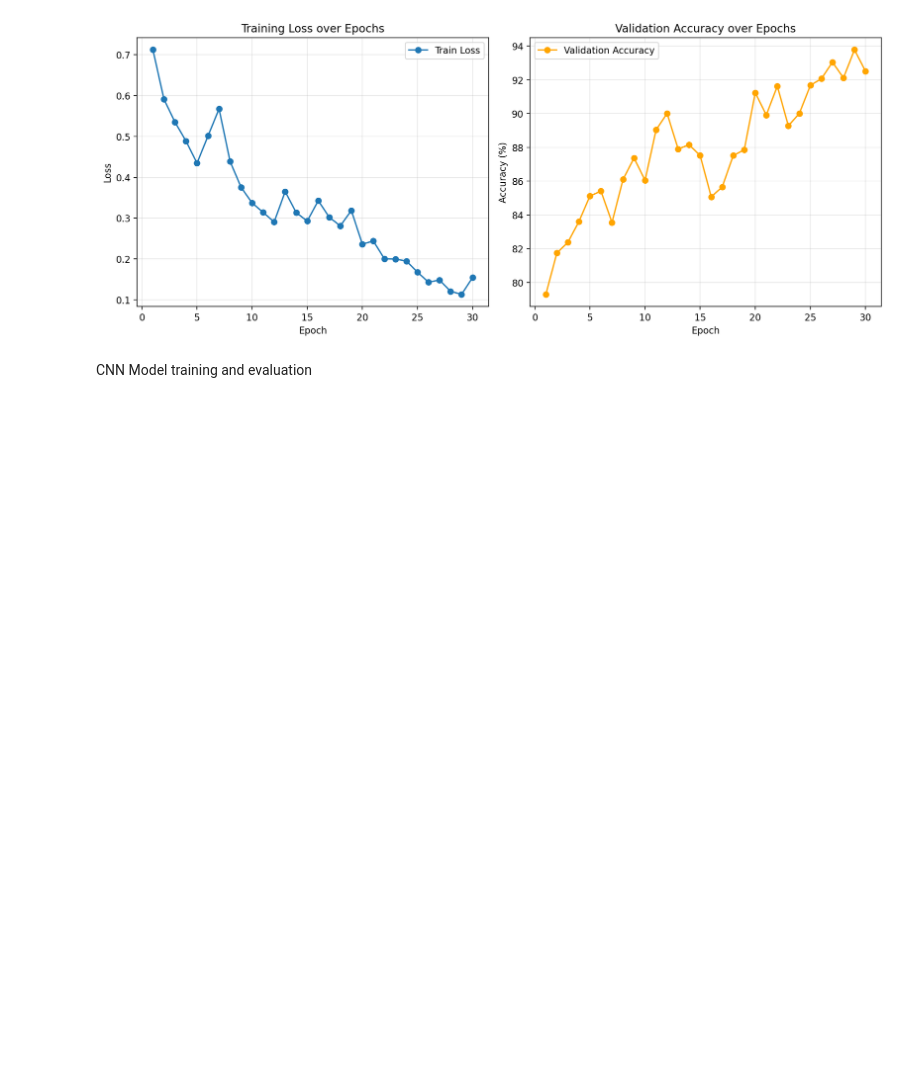
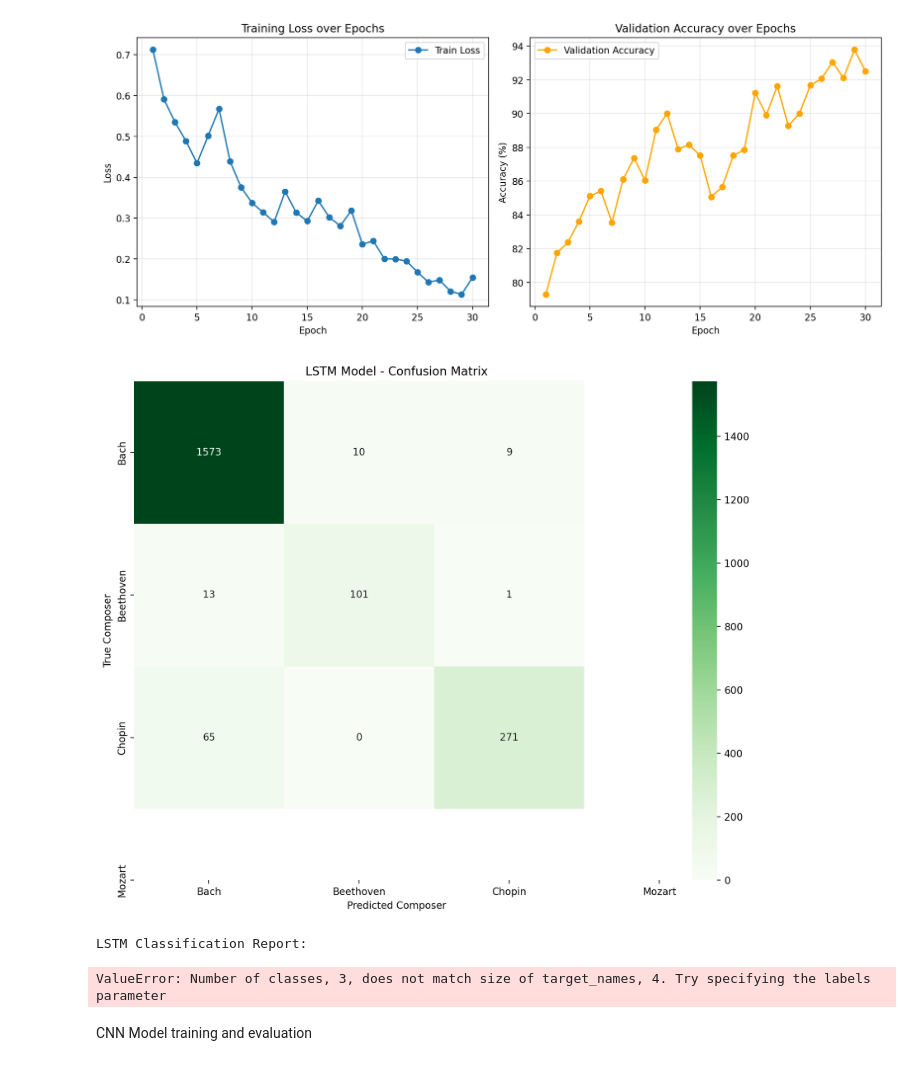
Before and after one commit to bigthinkertoo/AAI-511-Group-3, a Jupyter notebook: AAI511-Group-3-Project-08-10-2025-3.ipynb, the cells around one changed output. Saved outputs shown, nothing was run; the diff lists cells and outputs as text; code cells hidden in the pictures; blank space fills up the shorter version.

Commit message:
Added confustion matrix for cnn and lstm

```diff
--- a/AAI511-Group-3-Project-08-10-2025-3.ipynb
+++ b/AAI511-Group-3-Project-08-10-2025-3.ipynb
@@ -615,6 +615,58 @@ plt.tight_layout()
 plt.show()
 # %% [output]
 [figure]
+# %%
+# LSTM Confusion Matrix
+import seaborn as sns
+from sklearn.metrics import confusion_matrix, classification_report
+
+# Recreate LSTM data loaders for confusion matrix (they were deleted during CNN memory cleanup)
+with open(os.path.join(OUTPUT_DIR, 'features_lstm.pkl'), 'rb') as f:
+    X_lstm = pickle.load(f)
+with open(os.path.join(OUTPUT_DIR, 'labels.pkl'), 'rb') as f:
+    y_lstm = pickle.load(f)
+
+X_lstm_tensor = torch.tensor(X_lstm, dtype=torch.float32)
+y_lstm_tensor = torch.tensor(y_lstm, dtype=torch.long)
+
+dataset_lstm = TensorDataset(X_lstm_tensor, y_lstm_tensor)
+train_size = int(0.8 * len(dataset_lstm))
+val_size = len(dataset_lstm) - train_size
+train_ds_lstm, val_ds_lstm = random_split(dataset_lstm, [train_size, val_size])
+val_loader_lstm = DataLoader(val_ds_lstm, batch_size=batch_size, pin_memory=True, num_workers=2)
+
+# Get predictions on validation set for confusion matrix
+lstm_model.eval()
+y_true_lstm, y_pred_lstm = [], []
+with torch.no_grad():
+    for X_val, y_val in val_loader_lstm:
+        X_val, y_val = X_val.to(DEVICE), y_val.to(DEVICE)
+        outputs = lstm_model(X_val)
+        _, predicted = torch.max(outputs.data, 1)
+        y_true_lstm.extend(y_val.cpu().numpy())
+        y_pred_lstm.extend(predicted.cpu().numpy())
+
+# Create confusion matrix
+cm_lstm = confusion_matrix(y_true_lstm, y_pred_lstm)
+composer_names = [label_to_composer[i] for i in range(len(COMPOSERS))]
+
+# Plot confusion matrix
+plt.figure(figsize=(10, 8))
+sns.heatmap(cm_lstm, annot=True, fmt='d', cmap='Greens',
+            xticklabels=composer_names, yticklabels=composer_names)
+plt.title('LSTM Model - Confusion Matrix')
+plt.xlabel('Predicted Composer')
+plt.ylabel('True Composer')
+plt.tight_layout()
+plt.show()
+
+# Print classification report
+print("LSTM Classification Report:")
+print(classification_report(y_true_lstm, y_pred_lstm, target_names=composer_names))
+# %% [output]
+[figure, added]
+LSTM Classification Report:
+ValueError: Number of classes, 3, does not match size of target_names, 4. Try specifying the labels parameter
 # %% [markdown]
 CNN Model training and evaluation
 # %%
```
Also changed, not shown: parts of 1 cell of this notebook.
